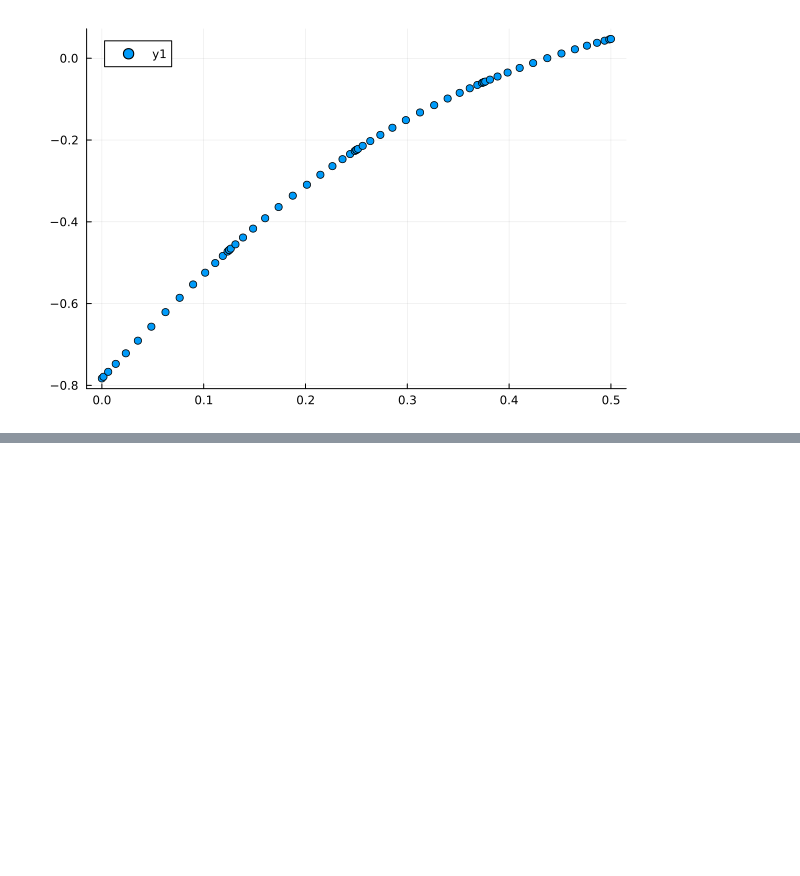
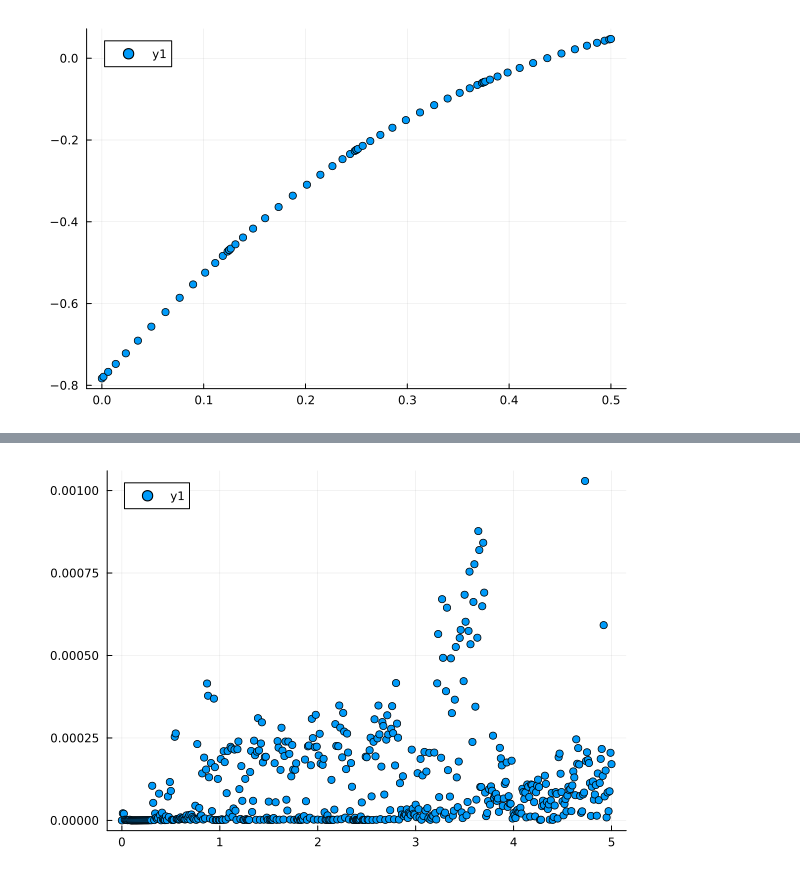
Before and after one commit to JanKozuszek/Reproducing-Dynamic-Holo, a Jupyter notebook: flatspace.ipynb, the cells around one changed output, grey strips where cells are left out. Saved outputs shown, nothing was run; the diff lists cells and outputs as text; code cells hidden in the pictures; blank space fills up the shorter version.

```diff
--- a/flatspace.ipynb
+++ b/flatspace.ipynb
@@ -127,6 +110,7 @@ display(fig)
 Energy = [x[1] for x in MonitorArr];
 Momentum = [x[2] for x in MonitorArr];
 Operator = [x[3] for x in MonitorArr];
+Constraint = [x[4] for x in MonitorArr];
 # %%
 plt.scatter(TimeArr, Momentum, yscale = :log10)
 plt.scatter!(TimeArr, Energy)
@@ -136,3 +120,7 @@ plt.scatter!(TimeArr, Operator)
+# %%
+plt.scatter(TimeArr, Constraint)
+# %% [output]
+[figure, added]
 # %%
 tmp = abs.(Operator .- Operator[end])[1:end-1];
 plt.scatter(TimeArr[1:end-1],tmp, yscale=:log10 )
```
Also changed, not shown: parts of 14 cells of this notebook, 6 other files.
